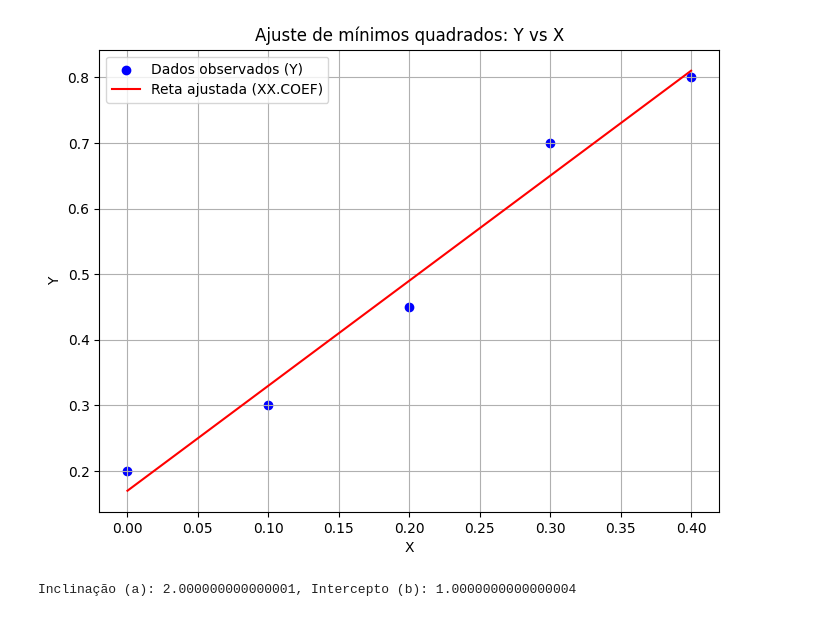
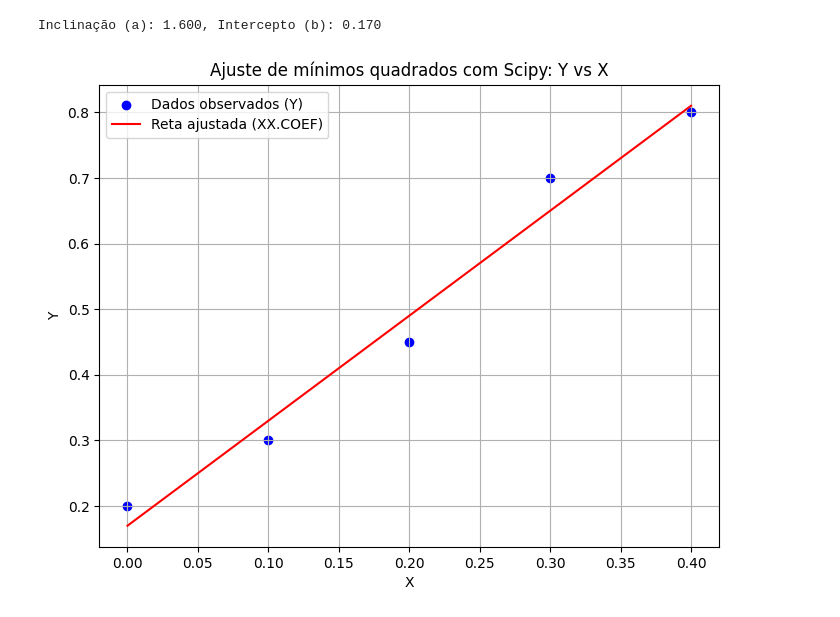
Before and after one commit to alanasarah01/TCC, a Jupyter notebook: main.ipynb, the cells around one changed output. Cells and saved outputs as stored; diff of their text form; code cells hidden in the pictures.

Commit message:
Versao final com mais biblioteca

```diff
--- a/main.ipynb
+++ b/main.ipynb
@@ -1,9 +50,12 @@
 # %%
+#aplicacao com Scikit-learn
 import numpy as np
 import matplotlib.pyplot as plt
+from sklearn.linear_model import LinearRegression
 
-# Passo 1: Definindo os vetores e a matriz de regressão
-# 1a. Vetor de saídas desejadas Y (5x1)
+# Passo 1: Definir os dados de entrada
+X = np.array([0, 0.1, 0.2, 0.3, 0.4]).reshape(-1, 1)  # Redimensionar matriz
+print(X)
 Y = np.array([0.2, 0.3, 0.45, 0.7, 0.8])
 print(Y)
 # %% [output]
@@ -38,0 +68,13 @@ Coeficiente b: 0.1699999999999998
+# %%
+# Passo 2: Criar e ajustar o modelo de regressão linear
+model = LinearRegression()
+model.fit(X, Y)
+
+# Passo 3: Obter os coeficientes
+a = model.coef_[0]  # Inclinação
+b = model.intercept_  # Intercepto
+print(f"Coeficiente a (inclinação): {a}")
+print(f"Coeficiente b (intercepto): {b}")
+# Passo 4: Fazer previsões com base nos valores de X. função aplica a equação da reta y =a⋅x+b para cada valor de x retornando os valores estimados y
+Y_est = model.predict(X)
+print(Y_est)
@@ -39,37 +99,32 @@ Coeficiente b: 0.1699999999999998
+# %%
+#Utilizando Scipy
+import numpy as np
+from scipy.linalg import lstsq
+
+# Definindo os dados de entrada
+X = np.array([0, 0.1, 0.2, 0.3, 0.4])
+Y = np.array([0.2, 0.3, 0.45, 0.7, 0.8])
+
+# Criando a matriz de regressão XX com uma coluna de 1s para o termo constante
+XX = np.column_stack((X, np.ones(X.shape[0])))
+
+# Resolver o sistema linear usando mínimos quadrados com scipy.linalg.lstsq
+COEF, residuals, rank, s = lstsq(XX, Y)
+
+# Extraindo os coeficientes a e b
+a, b = COEF
+print(f"Inclinação (a): {a:.3f}, Intercepto (b): {b:.3f}")
+# %% [output]
+Inclinação (a): 1.600, Intercepto (b): 0.170
 # %%
-Y_est = XX @ COEF  # Multiplicação matricial para obter os valores estimados
-
-# Passo 4: Visualização
 plt.figure(figsize=(8, 6))
 plt.scatter(X, Y, color='blue', label='Dados observados (Y)')
 plt.plot(X, Y_est, color='red', label='Reta ajustada (XX.COEF)')
 plt.xlabel('X')
 plt.ylabel('Y')
-plt.title('Ajuste de mínimos quadrados: Y vs X')
+plt.title('Ajuste de mínimos quadrados com Scipy: Y vs X')
 plt.legend()
 plt.grid(True)
 plt.show()
 # %% [output]
-[figure, old version]
+[figure, new version]
-# %%
-#usando outra biblioteca
-import numpy as np
-from scipy.linalg import lstsq
-
-# Vetor de entradas X
-X = np.array([0, 1, 2])
-
-# Vetor de saídas Y
-Y = np.array([1, 3, 5])
-
-# Matriz de regressão (XX) com 1s para o termo constante
-XX = np.column_stack((X, np.ones(X.shape[0])))
-
-# Resolver usando mínimos quadrados com scipy.linalg.lstsq
-COEF, residuals, rank, s = lstsq(XX, Y)
-
-# Coeficienteßs a e b
-a, b = COEF
-print(f"Inclinação (a): {a}, Intercepto (b): {b}")
-# %% [output]
-Inclinação (a): 2.000000000000001, Intercepto (b): 1.0000000000000004
```
Also changed, not shown: parts of 10 cells of this notebook.
